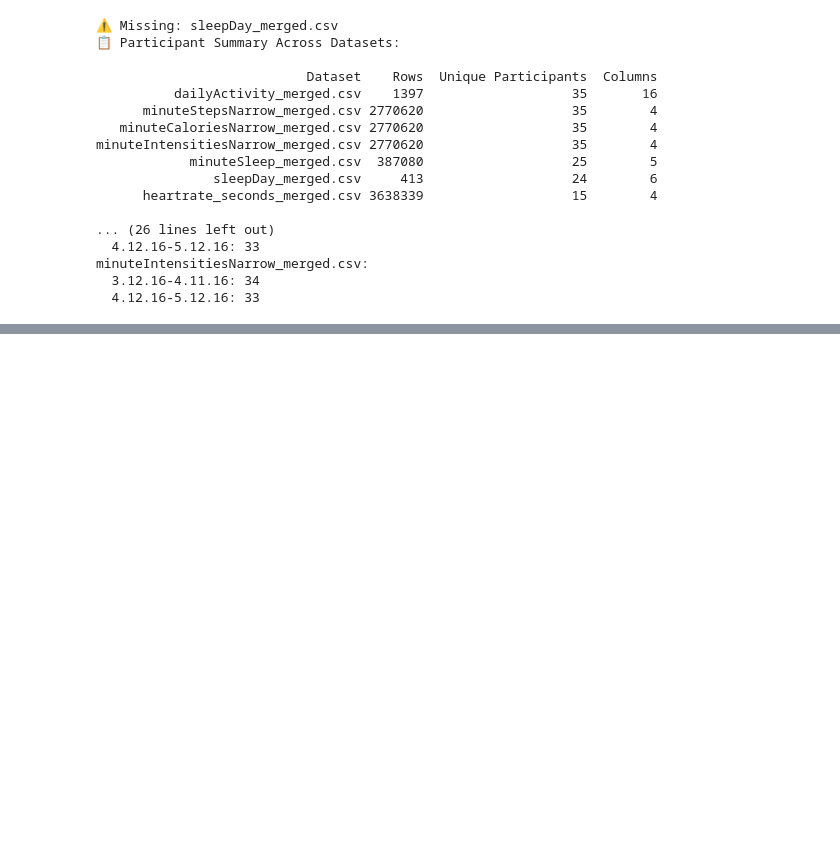
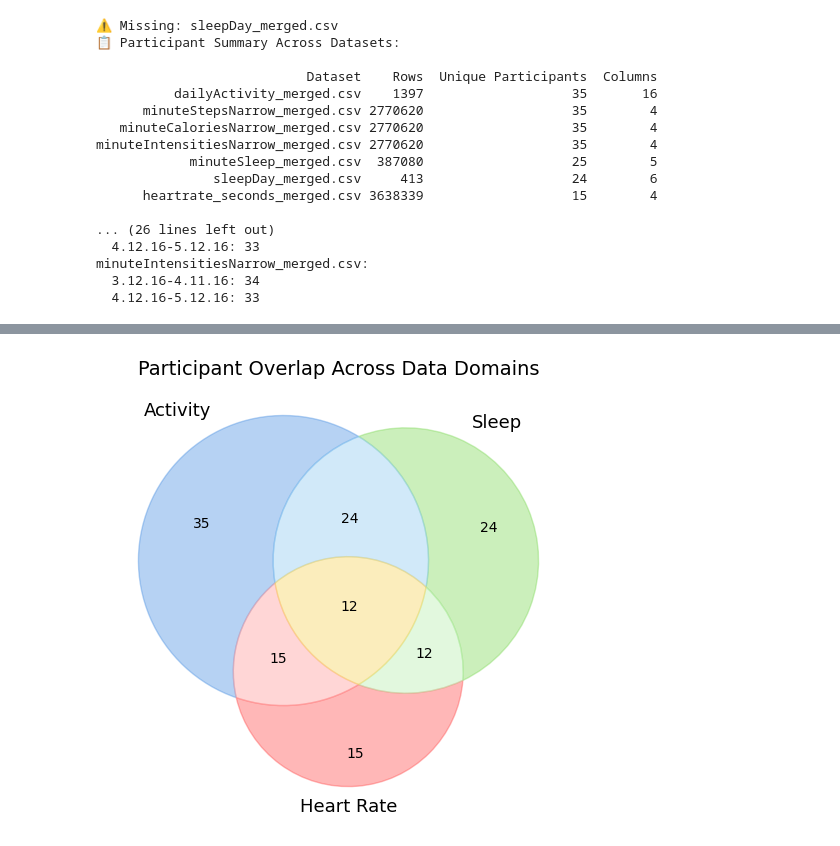
Before and after one commit to annaantohe/ScienceFair2025, a Jupyter notebook: EDA.ipynb, the cells around one changed output, grey strips where cells are left out. Saved outputs shown, nothing was run; the diff lists cells and outputs as text; code cells hidden in the pictures; blank space fills up the shorter version.

```diff
--- a/EDA.ipynb
+++ b/EDA.ipynb
@@ -105,0 +309,41 @@ minuteIntensitiesNarrow_merged.csv:
+# %%
+from matplotlib_venn import venn3
+import matplotlib.pyplot as plt
+
+plt.figure(figsize=(6,6))
+
+v = venn3(
+    subsets = (
+        len(id_sets['Activity']),                                  # A only
+        len(id_sets['Sleep']),                                     # B only
+        len(id_sets['Activity'] & id_sets['Sleep']),               # A∩B
+        len(id_sets['HeartRate']),                                 # C only
+        len(id_sets['Activity'] & id_sets['HeartRate']),           # A∩C
+        len(id_sets['Sleep'] & id_sets['HeartRate']),              # B∩C
+        len(id_sets['Activity'] & id_sets['Sleep'] & id_sets['HeartRate']),  # A∩B∩C
+    ),
+    set_labels = ('Activity', 'Sleep', 'Heart Rate')
+)
+
+# --- Set custom colors ---
+v.get_patch_by_id('100').set_color('#4A90E2')   # Activity only (blue)
+v.get_patch_by_id('010').set_color('#7ED957')   # Sleep only (green)
+v.get_patch_by_id('001').set_color('#FF4C4C')   # Heart Rate only (red)
+
+v.get_patch_by_id('110').set_color('#8CCAF1')   # A∩B (light blue)
+v.get_patch_by_id('101').set_color('#FF9999')   # A∩C (light red)
+v.get_patch_by_id('011').set_color('#B8EFAE')   # B∩C (light green)
+
+# --- NEW: unique color for the center (A∩B∩C) ---
+v.get_patch_by_id('111').set_color('#F7D358')   # gold
+
+# Improve visibility of labels
+for label in ['A', 'B', 'C']:
+    v.get_label_by_id(label).set_fontsize(13)
+
+plt.title("Participant Overlap Across Data Domains", fontsize=14)
+plt.savefig("participant_overlap_across_domains.png", dpi=300, bbox_inches="tight")
+
+plt.show()
+# %% [output]
+[figure, added]
```
Also changed, not shown: parts of 15 cells of this notebook, 17 other files.
